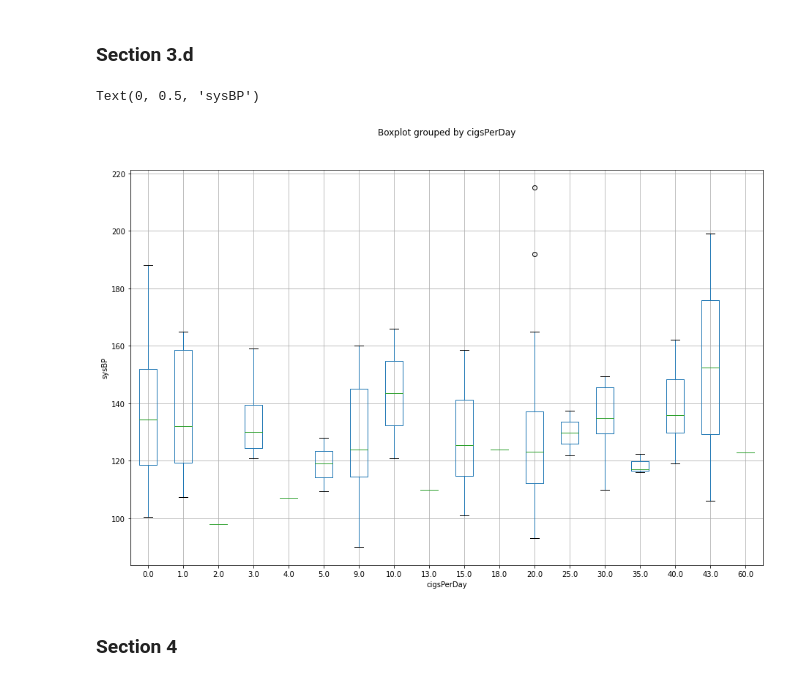
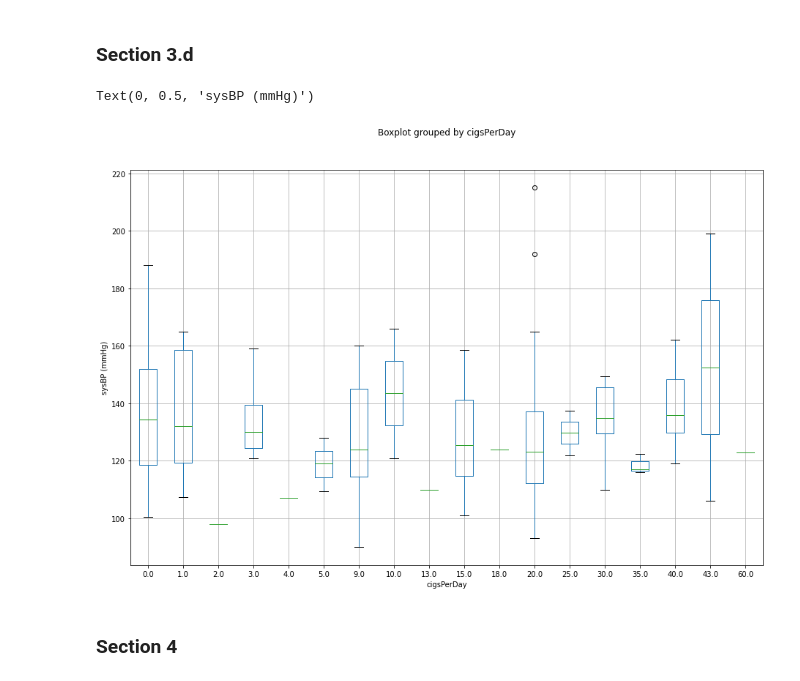
Before and after one commit to dvirla/Advanced-Statistical-Analysis, a Jupyter notebook: ProjectEx3_206330342_316250877.ipynb, the cells around one changed output. Cells and saved outputs as stored; diff of their text form; code cells hidden in the pictures.

```diff
--- a/ProjectEx3_206330342_316250877.ipynb
+++ b/ProjectEx3_206330342_316250877.ipynb
@@ -84,13 +93,13 @@ for i, col in enumerate(['diaBP', 'totChol']):
 # %%
 fig, axes = plt.subplots(nrows=1, ncols=1, figsize=(15,10))
 df_cigsSysBp = pd.concat([df_train[['cigsPerDay']], y_train], axis=1)
 df_cigsSysBp.boxplot(by='cigsPerDay', ax=axes)
 axes.set_title('')
 axes.set_xlabel('cigsPerDay')
-axes.set_ylabel('sysBP')
+axes.set_ylabel('sysBP (mmHg)')
 # %% [output]
-Text(0, 0.5, 'sysBP')
+Text(0, 0.5, 'sysBP (mmHg)')
-[figure, old version]
+[figure, new version]
 # %% [markdown]
 ### Section 4
 # %%
```
Also changed, not shown: parts of 13 cells of this notebook.
